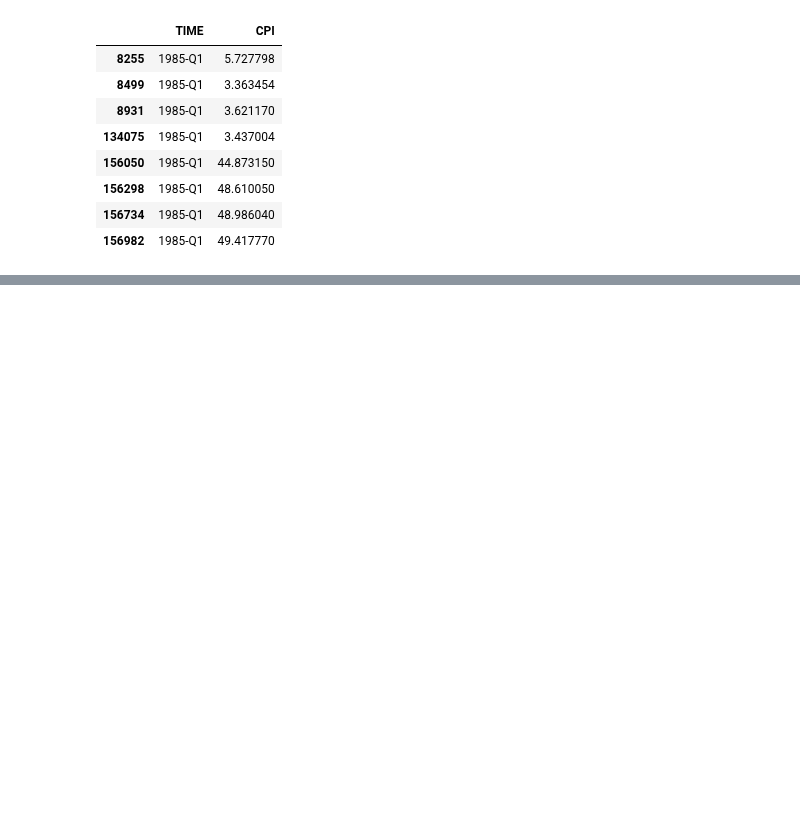
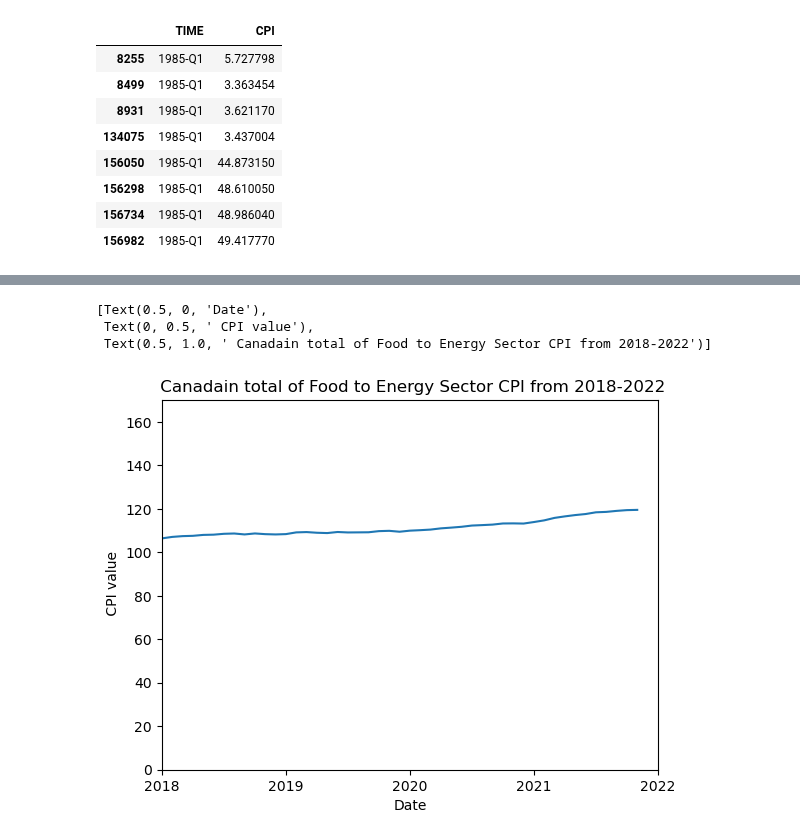
Before and after one commit to ubco-W2022T2-data301/project-group-group19, a Jupyter notebook: analysis/analysis2.ipynb, the cells around one changed output, grey strips where cells are left out. Saved outputs shown, nothing was run; the diff lists cells and outputs as text; code cells hidden in the pictures; blank space fills up the shorter version.

```diff
--- a/analysis/analysis2.ipynb
+++ b/analysis/analysis2.ipynb
@@ -237,0 +284,15 @@ inlaftion_rate_plot.set(xlabel="Date",ylabel=" CPI value", title=' Canadain Ener
+# %%
+#plot total Food-energy
+inlaftion_rate_plot = sns.lineplot(graph_l4_tot_food_Energy, y='CPI',x='TIME')
+bars = (2018,2019,2020,2021,2022)
+pos = np.arange(len(bars))
+length = [12,24,36,48,60]
+plt.xlim(12,60)
+plt.xticks(length,bars)
+plt.ylim(0,170)
+inlaftion_rate_plot.set(xlabel="Date",ylabel=" CPI value", title=' Canadain total of Food to Energy Sector CPI from 2018-2022')
+# %% [output]
+[Text(0.5, 0, 'Date'),
+ Text(0, 0.5, ' CPI value'),
+ Text(0.5, 1.0, ' Canadain total of Food to Energy Sector CPI from 2018-2022')]
+[figure, added]
```
Also changed, not shown: parts of 9 cells of this notebook.
